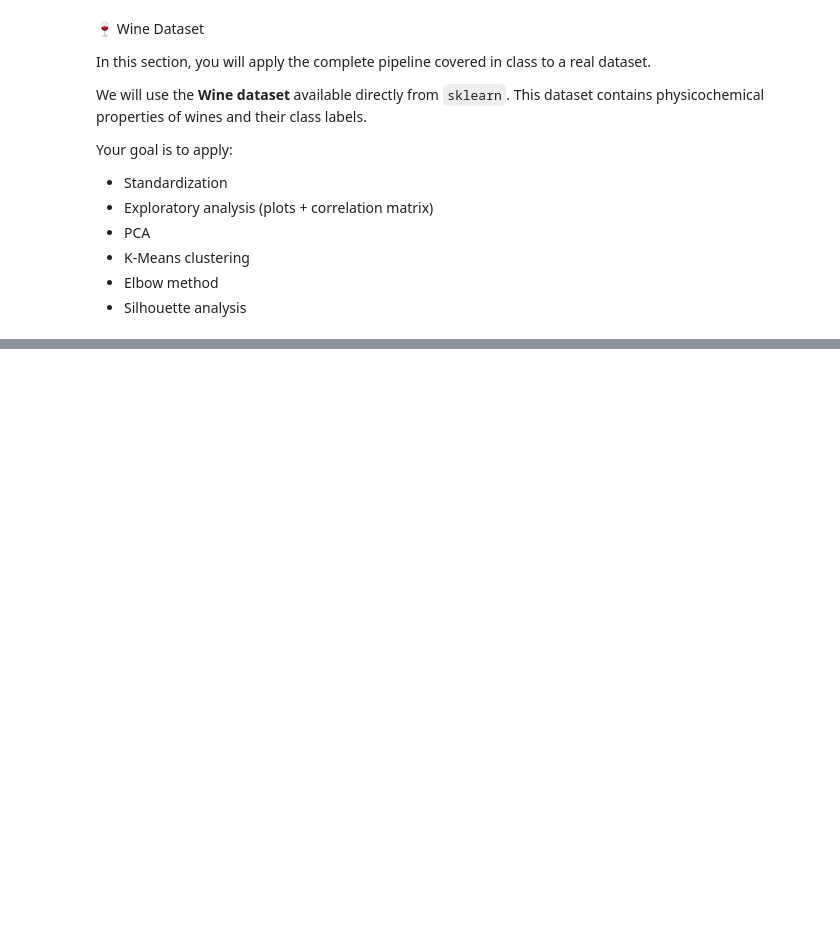
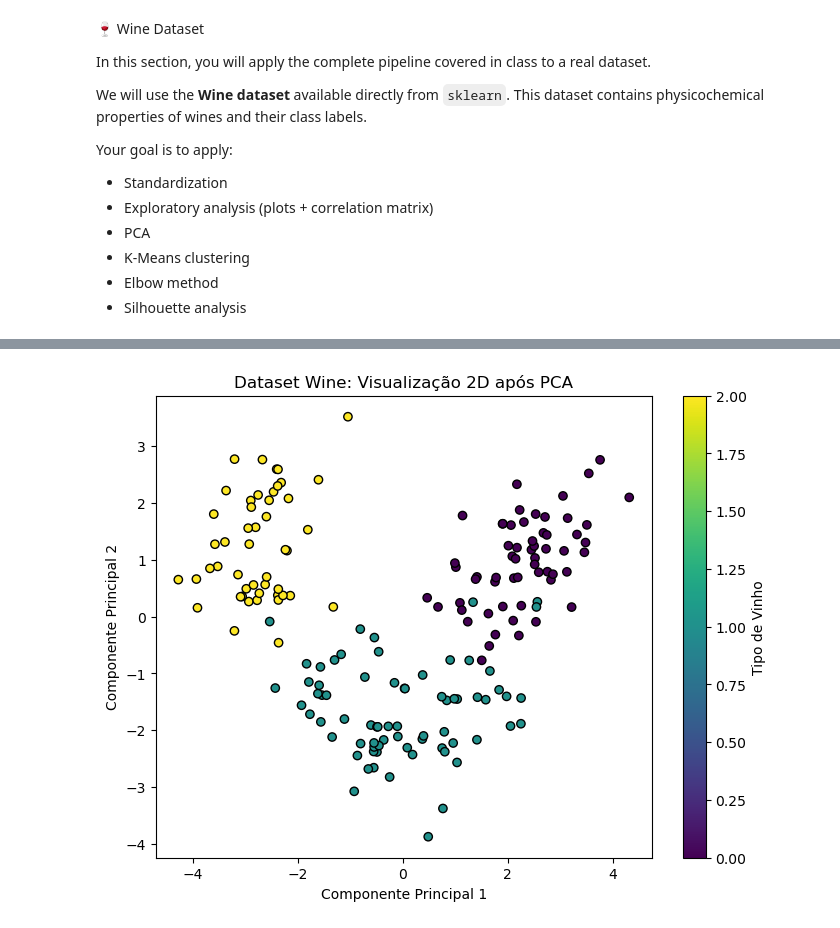
Before and after one commit to taveira60/universidade, a Jupyter notebook: 3ano/2semestre/ac/aula2/KMeans_PCA.ipynb, the cells around one changed output, grey strips where cells are left out. Drawn from its saved outputs; the diff is of its cells as text; code cells hidden in the pictures; blank space fills up the shorter version.

```diff
--- a/3ano/2semestre/ac/aula2/KMeans_PCA.ipynb
+++ b/3ano/2semestre/ac/aula2/KMeans_PCA.ipynb
@@ -1108,3 +1114,18 @@ df = pd.DataFrame(X, columns=wine.feature_names)
 df["target"] = y
 
 df.head()
+# Separar as características do alvo
+X = df.drop('target', axis=1)
+# Normalizar para que todas as colunas tenham o mesmo "peso"
+scaler=StandardScaler()
+X_scaled=scaler.fit_transform(X)
+# Criar um novo DataFrame com os dados escalonados
+df_scaled=pd.DataFrame(X_scaled,columns=wine.feature_names)
+# %%
+# Aplicar K-Means para encontrar 3 grupos
+
+kmeans=KMeans(n_clusters=3,random_state=42,n_init=10)
+df['cluster_label']=kmeans.fit_predict(df_scaled)
+
+# Comparar os grupos reais com os clusters identificados
+pd.crosstab(df['target'],df['cluster_label'])
@@ -1110,0 +1138,13 @@ df.head()
+# %%
+pca = PCA(n_components=2)
+X_pca = pca.fit_transform(X_scaled)
+
+plt.figure(figsize=(8, 6))
+plt.scatter(X_pca[:, 0], X_pca[:, 1], c=df['target'], cmap='viridis', edgecolors='k')
+plt.title('Dataset Wine: Visualização 2D após PCA')
+plt.xlabel('Componente Principal 1')
+plt.ylabel('Componente Principal 2')
+plt.colorbar(label='Tipo de Vinho')
+plt.show()
+# %% [output]
+[figure, added]
```
Also changed, not shown: parts of 9 cells of this notebook, 8 other files.
